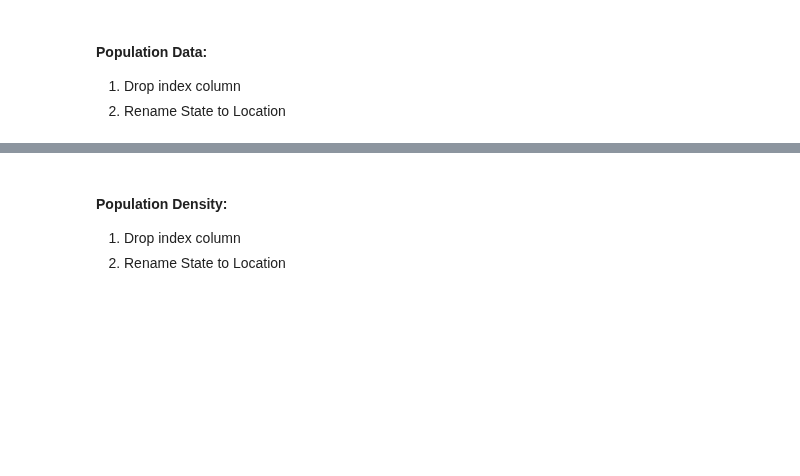
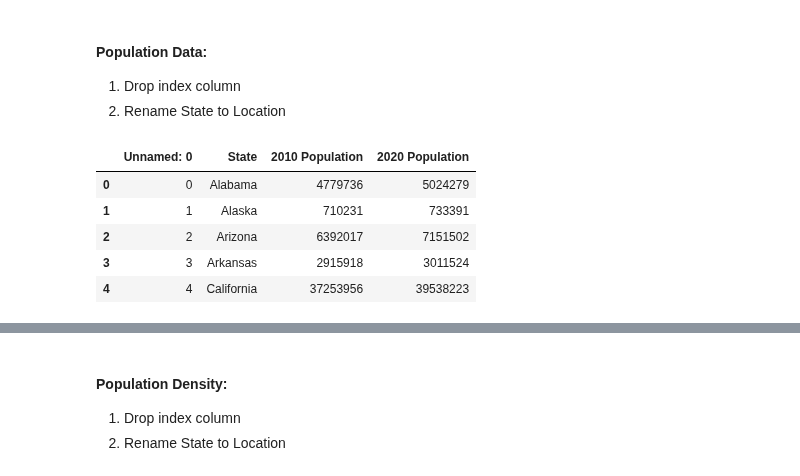
Before and after one commit to rafirahman27/Preparing_for_the_next_Pandemic, a Jupyter notebook: Katie.ipynb, the cells around one changed output, grey strips where cells are left out. Saved outputs shown, nothing was run; the diff lists cells and outputs as text; code cells hidden in the pictures; blank space fills up the shorter version.

```diff
--- a/Katie.ipynb
+++ b/Katie.ipynb
@@ -398,3 +420,16 @@ insur
 #### Population Data:
 1. Drop index column
 2. Rename State to Location
+# %%
+pop_size = pd.read_csv('Data/Population_data_2010_&_2020.csv')
+# %%
+pop_size['Location'] = pop_size['State']
+# %%
+pop_size.head()
+# %% [output]
+|  | Unnamed: 0 | State | 2010 Population | 2020 Population |
+| 0 | 0 | Alabama | 4779736 | 5024279 |
+| 1 | 1 | Alaska | 710231 | 733391 |
+| 2 | 2 | Arizona | 6392017 | 7151502 |
+| 3 | 3 | Arkansas | 2915918 | 3011524 |
+| 4 | 4 | California | 37253956 | 39538223 |
```
Also changed, not shown: parts of 8 cells of this notebook.
